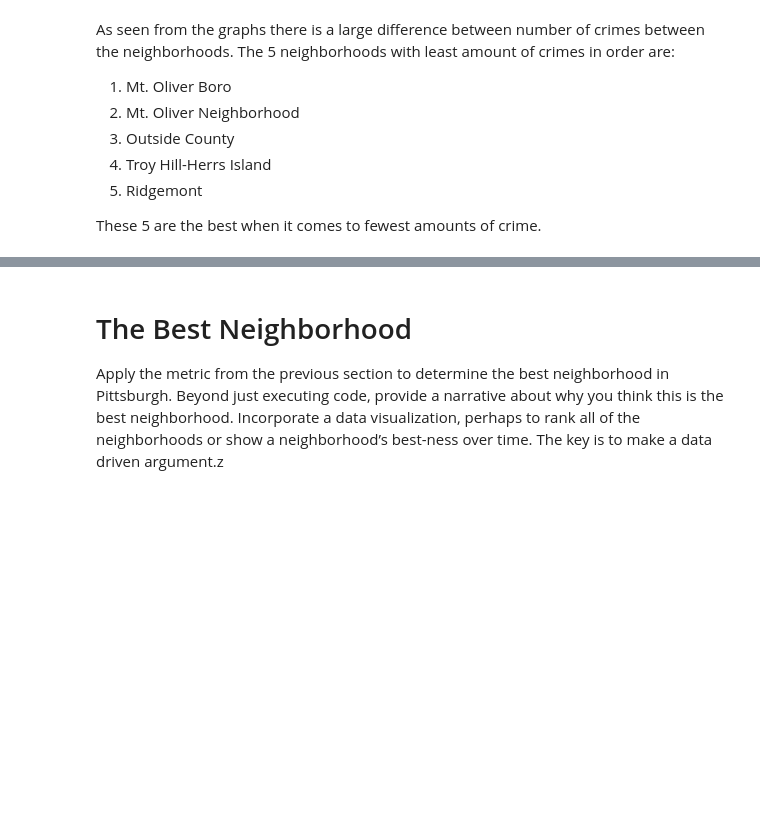
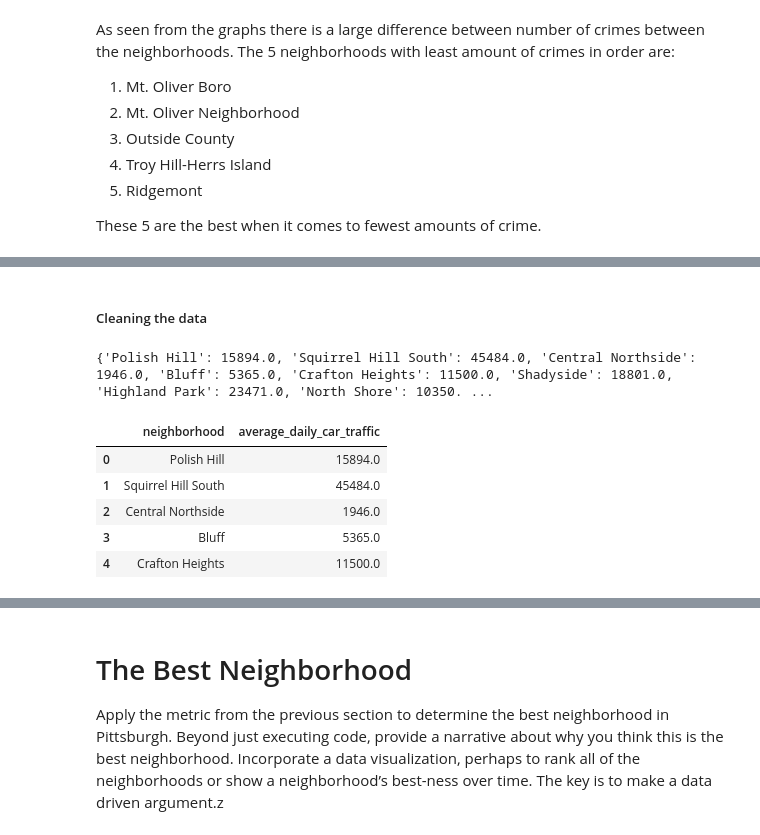
Before and after one commit to SeymourEric/Big-Ideas-Final-Project, a Jupyter notebook: presentationNotebook.ipynb, the cells around one changed output, grey strips where cells are left out. Cells and saved outputs as stored; diff of their text form; code cells hidden in the pictures; blank space fills up the shorter version.

```diff
--- a/presentationNotebook.ipynb
+++ b/presentationNotebook.ipynb
@@ -192,0 +221,38 @@ These 5 are the best when it comes to fewest amounts of crime.
+# %% [markdown]
+##### Cleaning the data
+# %%
+
+# deletes all rows with null values in the columns we are focusing on
+traffic.dropna(subset=["average_daily_car_traffic"], inplace=True)
+
+# Creates a dictionary of neighborhoods and car counts
+
+# In the original data set, there are duplicate neighborhoods
+# so this is done to combine the car counts from the different
+# years so that there is only one instance of each neighborhood
+
+trafficDict = dict()
+i=0
+while i < len(traffic):
+    try:
+        neighborhood = traffic.loc[i, "neighborhood"]
+        if neighborhood in trafficDict.keys():
+            trafficDict[neighborhood] += traffic.at[i, "average_daily_car_traffic"]
+        else:
+            trafficDict[neighborhood] = traffic.at[i, "average_daily_car_traffic"]
+        i += 1
+    except:
+        i += 1
+print(trafficDict)
+
+# turns the dictionary into a pandas DataFrame
+cleaned = pd.DataFrame(list(trafficDict.items()), columns =["neighborhood", "average_daily_car_traffic"] )
+cleaned.head()
+# %% [output]
+{'Polish Hill': 15894.0, 'Squirrel Hill South': 45484.0, 'Central Northside': 1946.0, 'Bluff': 5365.0, 'Crafton Heights': 11500.0, 'Shadyside': 18801.0, 'Highland Park': 23471.0, 'North Shore': 10350. ...
+|  | neighborhood | average_daily_car_traffic |
+| 0 | Polish Hill | 15894.0 |
+| 1 | Squirrel Hill South | 45484.0 |
+| 2 | Central Northside | 1946.0 |
+| 3 | Bluff | 5365.0 |
+| 4 | Crafton Heights | 11500.0 |
```
Also changed, not shown: parts of 7 cells of this notebook.
